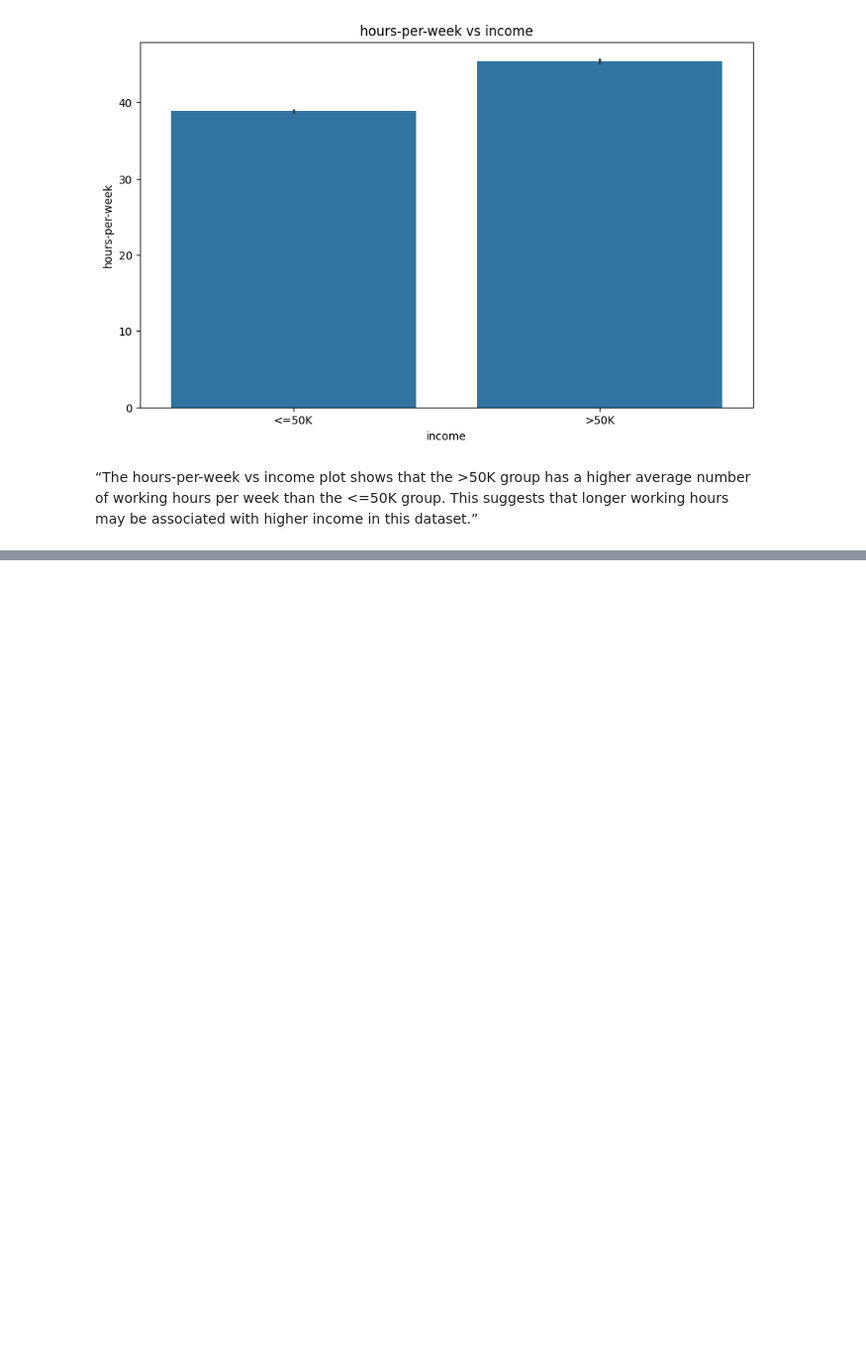
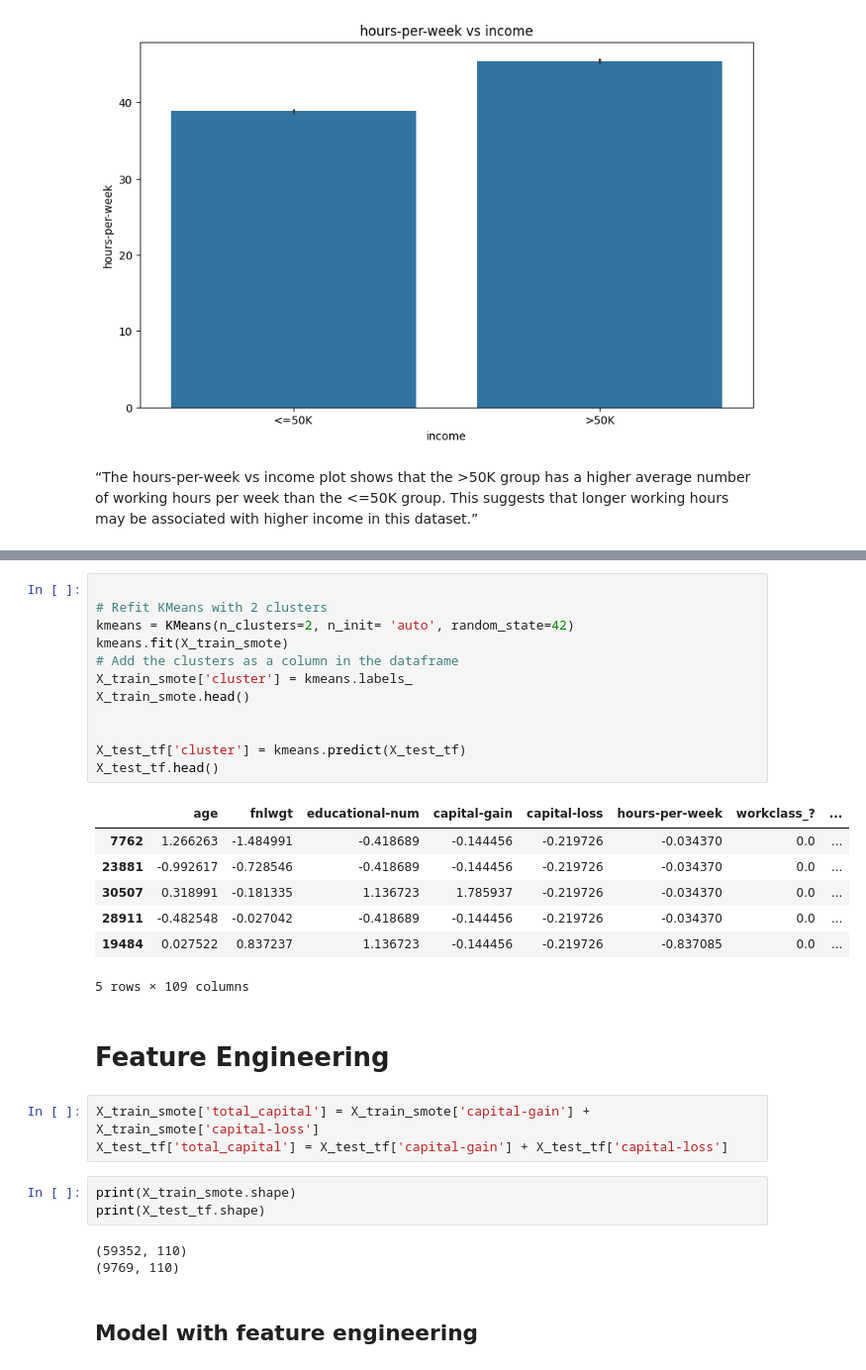
Before and after one commit to abeeraz379/Adult-income-prediction, a Jupyter notebook: adult_income_prediction.ipynb, the cells around one changed output, grey strips where cells are left out. Shown at 99% size. Cells and saved outputs as stored; diff of their text form; blank space fills up the shorter version.

Commit message:
Kaggle Notebook | Adult income prediction | Version 6

```diff
--- a/adult_income_prediction.ipynb
+++ b/adult_income_prediction.ipynb
@@ -313,0 +402,33 @@ ax.set_ylabel('hours-per-week');
+# %%
+
+# Refit KMeans with 2 clusters
+kmeans = KMeans(n_clusters=2, n_init= 'auto', random_state=42)
+kmeans.fit(X_train_smote)
+# Add the clusters as a column in the dataframe
+X_train_smote['cluster'] = kmeans.labels_
+X_train_smote.head()
+
+
+X_test_tf['cluster'] = kmeans.predict(X_test_tf)
+X_test_tf.head()
+# %% [output]
+|  | age | fnlwgt | educational-num | capital-gain | capital-loss | hours-per-week | workclass_? | ... |
+| 7762 | 1.266263 | -1.484991 | -0.418689 | -0.144456 | -0.219726 | -0.034370 | 0.0 | ... |
+| 23881 | -0.992617 | -0.728546 | -0.418689 | -0.144456 | -0.219726 | -0.034370 | 0.0 | ... |
+| 30507 | 0.318991 | -0.181335 | 1.136723 | 1.785937 | -0.219726 | -0.034370 | 0.0 | ... |
+| 28911 | -0.482548 | -0.027042 | -0.418689 | -0.144456 | -0.219726 | -0.034370 | 0.0 | ... |
+| 19484 | 0.027522 | 0.837237 | 1.136723 | -0.144456 | -0.219726 | -0.837085 | 0.0 | ... |
+5 rows × 109 columns
+# %% [markdown]
+# Feature Engineering
+# %%
+X_train_smote['total_capital'] = X_train_smote['capital-gain'] + X_train_smote['capital-loss']
+X_test_tf['total_capital'] = X_test_tf['capital-gain'] + X_test_tf['capital-loss']
+# %%
+print(X_train_smote.shape)
+print(X_test_tf.shape)
+# %% [output]
+(59352, 110)
+(9769, 110)
+# %% [markdown]
+## Model with feature engineering
```
Also changed, not shown: parts of 20 cells of this notebook.
